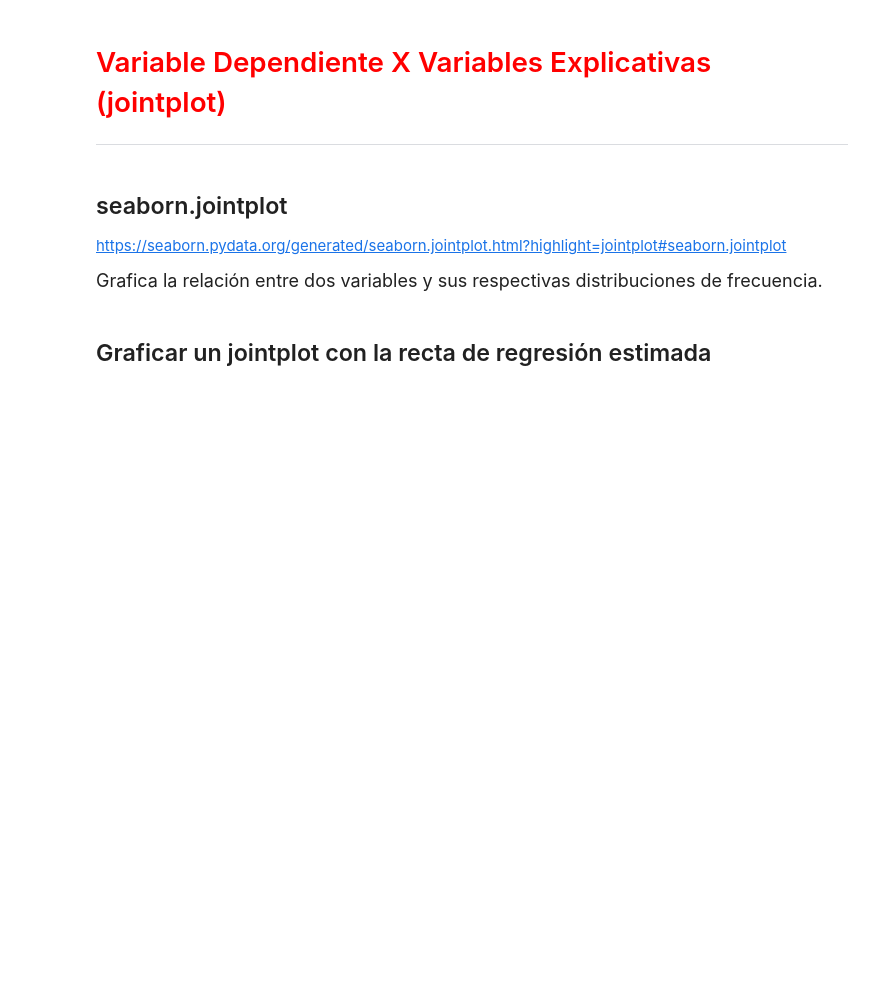
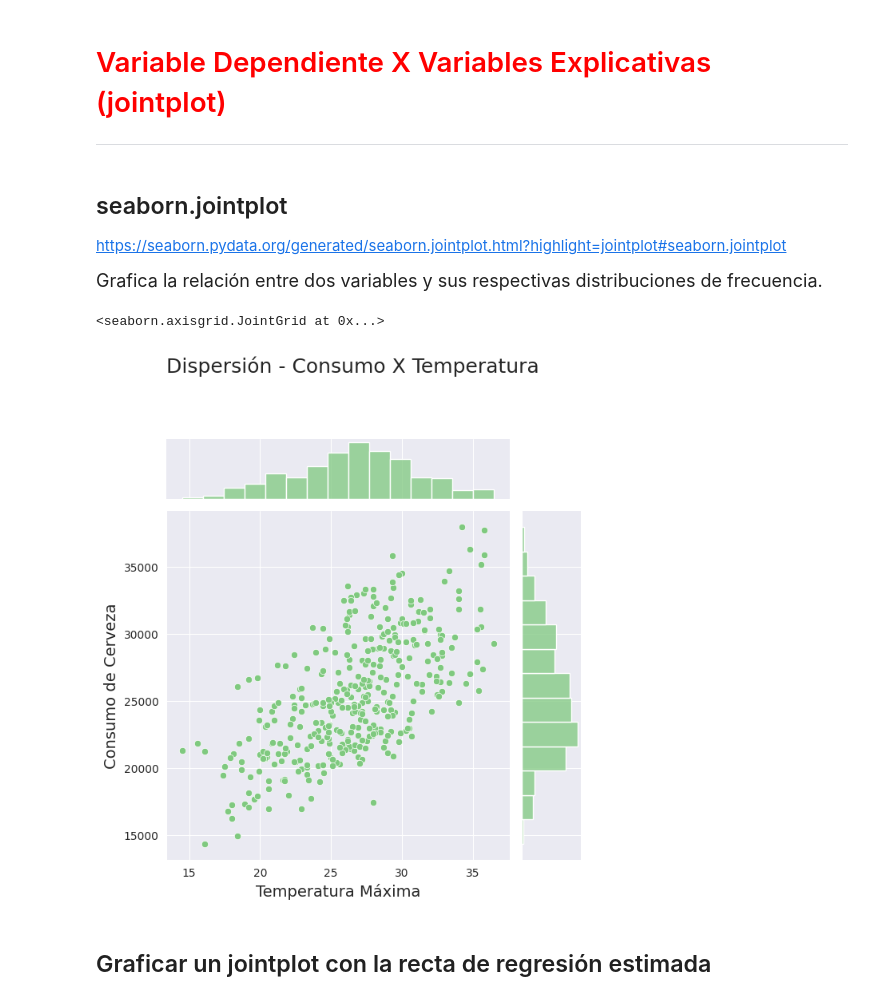
Before and after one commit to LordAguaKate/Practica_DATA_SCIENCE, a Jupyter notebook: Regresión_Lineal.ipynb, the cells around one changed output. Cells and saved outputs as stored; diff of their text form; code cells hidden in the pictures; blank space fills up the shorter version.

Commit message:
Jointplot

```diff
--- a/Regresión_Lineal.ipynb
+++ b/Regresión_Lineal.ipynb
@@ -297,5 +297,18 @@ ax
 https://seaborn.pydata.org/generated/seaborn.jointplot.html?highlight=jointplot#seaborn.jointplot
 
 <p style='font-size: 18px; line-height: 2; margin: 10px 50px; text-align: justify;'>Grafica la relación entre dos variables y sus respectivas distribuciones de frecuencia.</p>
+# %%
+ax = sns.jointplot(
+    x='temp_max',
+    y='consumo',
+    data=datos,
+    )
+
+ax.fig.suptitle('Dispersión - Consumo X Temperatura', fontsize=18, y=1.15)
+ax.set_axis_labels('Temperatura Máxima', 'Consumo de Cerveza', fontsize=14)
+ax
+# %% [output]
+<seaborn.axisgrid.JointGrid at 0x...>
+[figure, added]
 # %% [markdown]
 ## Graficar un jointplot con la recta de regresión estimada
```
Also changed, not shown: parts of 1 cell of this notebook.
